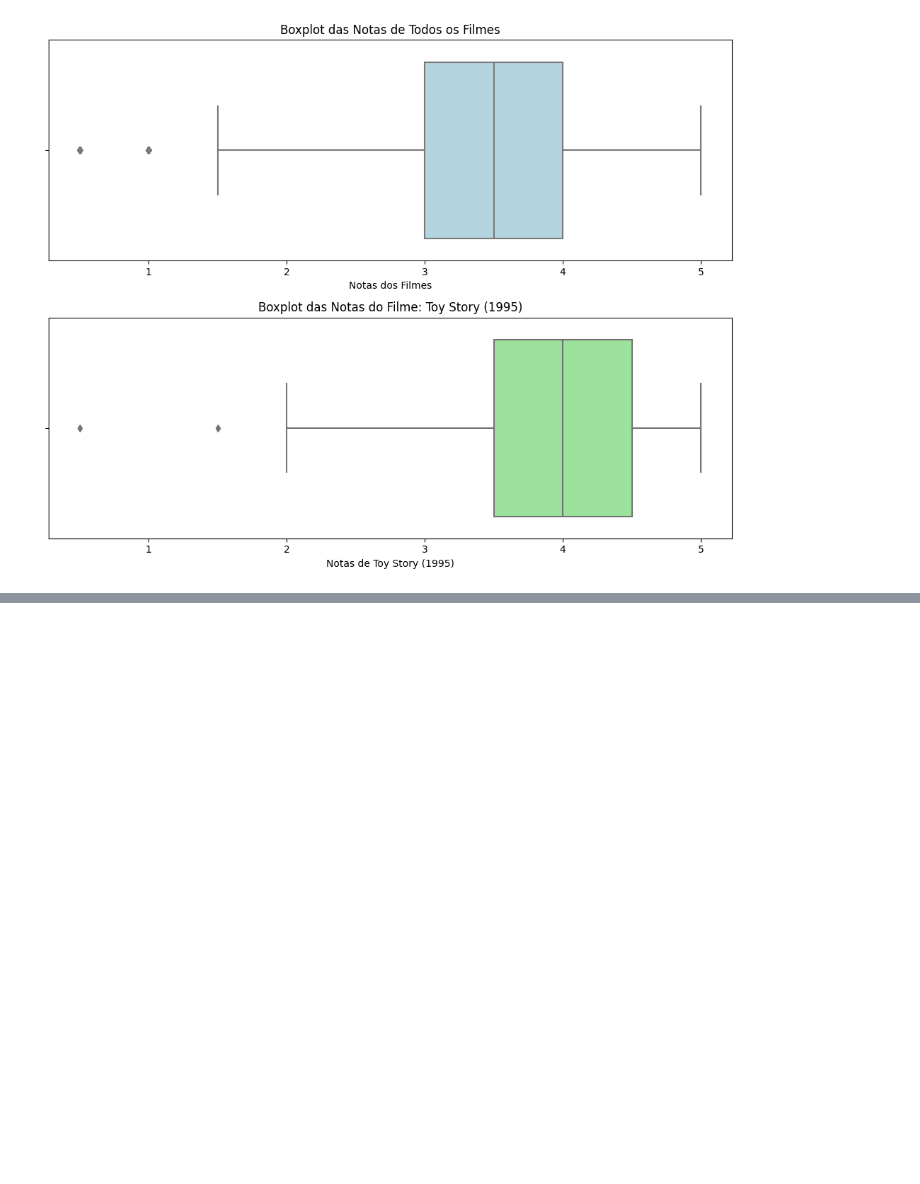
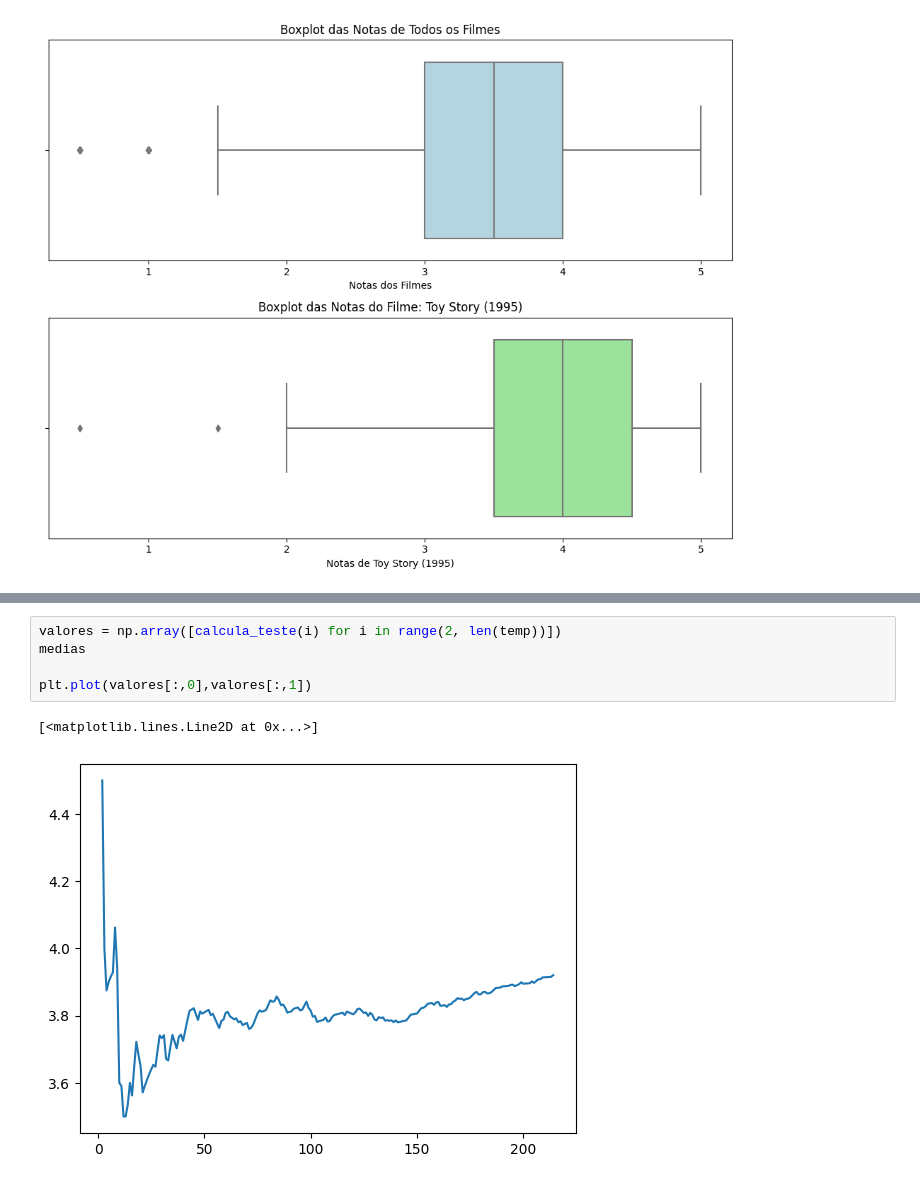
Before and after one commit to douglascdsantos/alura_data-science-introducao-a-testes-estatisticos-com-python, a Jupyter notebook: data_science_introducao_a_testes_estatisticos_com_python.ipynb, the cells around one changed output, grey strips where cells are left out. Drawn from its saved outputs; the diff is of its cells as text; blank space fills up the shorter version.

```diff
--- a/data_science_introducao_a_testes_estatisticos_com_python.ipynb
+++ b/data_science_introducao_a_testes_estatisticos_com_python.ipynb
@@ -449,0 +484,8 @@ plt.show()
+# %%
+valores = np.array([calcula_teste(i) for i in range(2, len(temp))])
+medias
+
+plt.plot(valores[:,0],valores[:,1])
+# %% [output]
+[<matplotlib.lines.Line2D at 0x...>]
+[figure, added]
```
Also changed, not shown: parts of 15 cells of this notebook.
